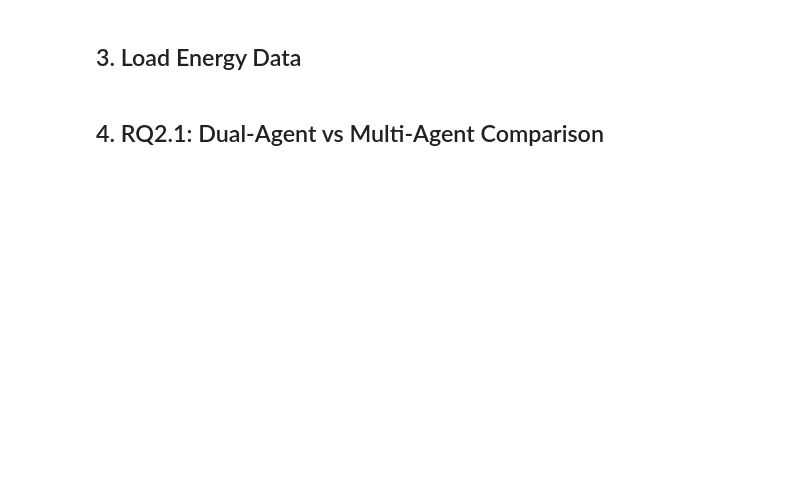
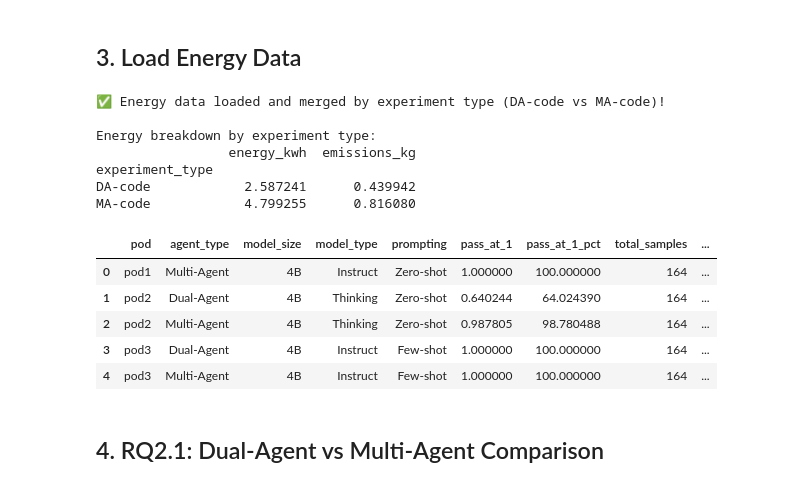
Before and after one commit to unused1/agent-green, a Jupyter notebook: notebooks/rq2_code_generation_analysis.ipynb, the cells around one changed output. Drawn from its saved outputs; the diff is of its cells as text; code cells hidden in the pictures; blank space fills up the shorter version.

```diff
--- a/notebooks/rq2_code_generation_analysis.ipynb
+++ b/notebooks/rq2_code_generation_analysis.ipynb
@@ -107,35 +133,94 @@ df_code.head(10)
 ## 3. Load Energy Data
 # %%
 # Load energy data from emissions.csv files
+# IMPORTANT: Aggregate by experiment type, not by entire pod!
 energy_data = []
+
+def extract_experiment_type(project_name):
+    """Extract experiment type from project_name in emissions.csv"""
+    if 'DA-vuln' in project_name:
+        return 'DA-vuln'
+    elif 'DA-code' in project_name:
+        return 'DA-code'
+    elif 'MA-vuln' in project_name:
+        return 'MA-vuln'
+    elif 'MA-code' in project_name:
+        return 'MA-code'
+    else:
+        return 'Unknown'
 
 for pod_name, config in pod_configs.items():
     pod_dir = RESULTS_DIR / f'runpod_rq2_{pod_name}'
 
+    # Handle nested results directories
     emissions_file = pod_dir / 'emissions.csv'
     if not emissions_file.exists():
         emissions_file = pod_dir / 'results' / 'emissions.csv'
 
     if emissions_file.exists():
         df_emissions = pd.read_csv(emissions_file)
 
-        total_energy = df_emissions['energy_consumed'].sum()
-        total_emissions = df_emissions['emissions'].sum()
+        # Extract experiment type from project_name
+        df_emissions['experiment_type'] = df_emissions['project_name'].apply(extract_experiment_type)
 
-        energy_data.append({
-            'pod': pod_name,
-            'total_energy_kwh': total_energy,
-            'total_emissions_kg': total_emissions
-        })
+        # Group by experiment type and sum energy/emissions
+        energy_by_exp = df_emissions.groupby('experiment_type').agg({
+            'energy_consumed': 'sum',
+            'emissions': 'sum'
+        }).reset_index()
+
+        # Add pod info and append
+        for _, row in energy_by_exp.iterrows():
+            energy_data.append({
+                'pod': pod_name,
+                'experiment_type': row['experiment_type'],
+                'energy_kwh': row['energy_consumed'],
+                'emissions_kg': row['emissions']
+            })
 
 df_energy = pd.DataFrame(energy_data)
-df_code = df_code.merge(df_energy, on='pod', how='left')
+
+# Filter for code generation experiments only (DA-code and MA-code)
+df_energy_code = df_energy[df_energy['experiment_type'].isin(['DA-code', 'MA-code'])].copy()
+
+# Map experiment_type to agent_type for merging
+df_energy_code['agent_type'] = df_energy_code['experiment_type'].map({
+    'DA-code': 'Dual-Agent',
+    'MA-code': 'Multi-Agent'
+})
+
+# Merge energy data with code generation results
+df_code = df_code.merge(
+    df_energy_code[['pod', 'agent_type', 'energy_kwh', 'emissions_kg']],
+    on=['pod', 'agent_type'],
+    how='left'
+)
+
+# Rename for backward compatibility with rest of notebook
+df_code['total_energy_kwh'] = df_code['energy_kwh']
+df_code['total_emissions_kg'] = df_code['emissions_kg']
 
 # Calculate energy per sample
 df_code['energy_per_sample'] = df_code['total_energy_kwh'] / df_code['total_samples']
 
-print("\n✅ Energy data loaded and merged!")
+print("\n✅ Energy data loaded and merged by experiment type (DA-code vs MA-code)!")
+print(f"\nEnergy breakdown by experiment type:")
+print(df_energy_code.groupby('experiment_type')[['energy_kwh', 'emissions_kg']].sum())
 df_code.head()
+# %% [output]
+✅ Energy data loaded and merged by experiment type (DA-code vs MA-code)!
+
+Energy breakdown by experiment type:
+                 energy_kwh  emissions_kg
+experiment_type
+DA-code            2.587241      0.439942
+MA-code            4.799255      0.816080
+|  | pod | agent_type | model_size | model_type | prompting | pass_at_1 | pass_at_1_pct | total_samples | ... |
+| 0 | pod1 | Multi-Agent | 4B | Instruct | Zero-shot | 1.000000 | 100.000000 | 164 | ... |
+| 1 | pod2 | Dual-Agent | 4B | Thinking | Zero-shot | 0.640244 | 64.024390 | 164 | ... |
+| 2 | pod2 | Multi-Agent | 4B | Thinking | Zero-shot | 0.987805 | 98.780488 | 164 | ... |
+| 3 | pod3 | Dual-Agent | 4B | Instruct | Few-shot | 1.000000 | 100.000000 | 164 | ... |
+| 4 | pod3 | Multi-Agent | 4B | Instruct | Few-shot | 1.000000 | 100.000000 | 164 | ... |
 # %% [markdown]
 ## 4. RQ2.1: Dual-Agent vs Multi-Agent Comparison
 # %%
```
Also changed, not shown: parts of 12 cells of this notebook, 2 other files.
